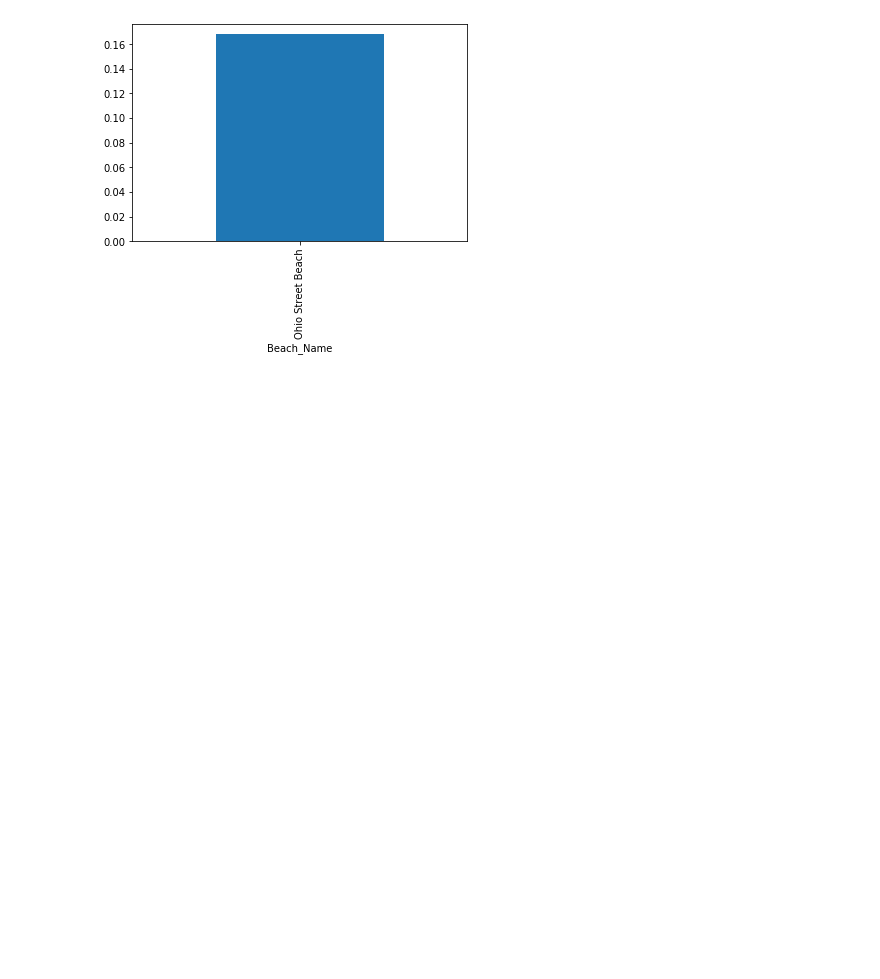
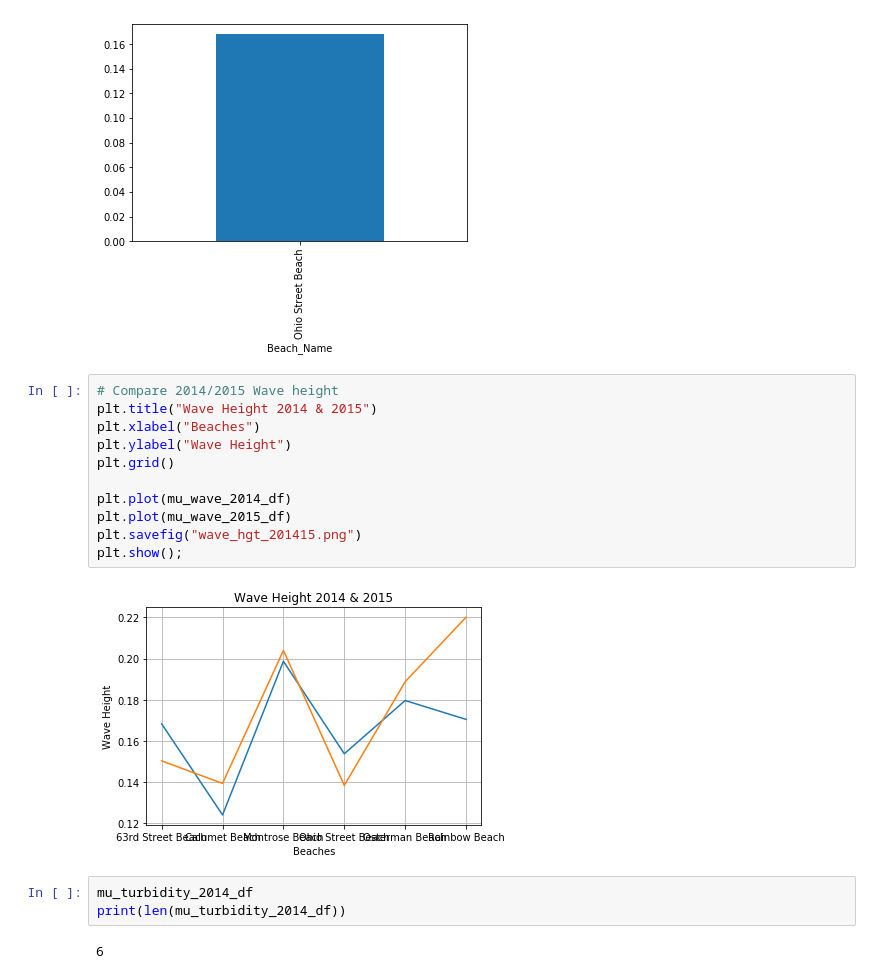
Before and after one commit to tveeder/city-beach-data-analysis, a Jupyter notebook: city_beach_analysis - Turbidity.ipynb, the cells around one changed output. Cells and saved outputs as stored; diff of their text form; blank space fills up the shorter version.

```diff
--- a/city_beach_analysis - Turbidity.ipynb
+++ b/city_beach_analysis - Turbidity.ipynb
@@ -456,3 +456,21 @@ Name: Wave_Height, dtype: float64
 x = mu_wave_2019_df.plot.bar()
 # %% [output]
 [figure]
+# %%
+# Compare 2014/2015 Wave height
+plt.title("Wave Height 2014 & 2015")
+plt.xlabel("Beaches")
+plt.ylabel("Wave Height")
+plt.grid()
+
+plt.plot(mu_wave_2014_df)
+plt.plot(mu_wave_2015_df)
+plt.savefig("wave_hgt_201415.png")
+plt.show();
+# %% [output]
+[figure, added]
+# %%
+mu_turbidity_2014_df
+print(len(mu_turbidity_2014_df))
+# %% [output]
+6
```
Also changed, not shown: parts of 2 cells of this notebook.
